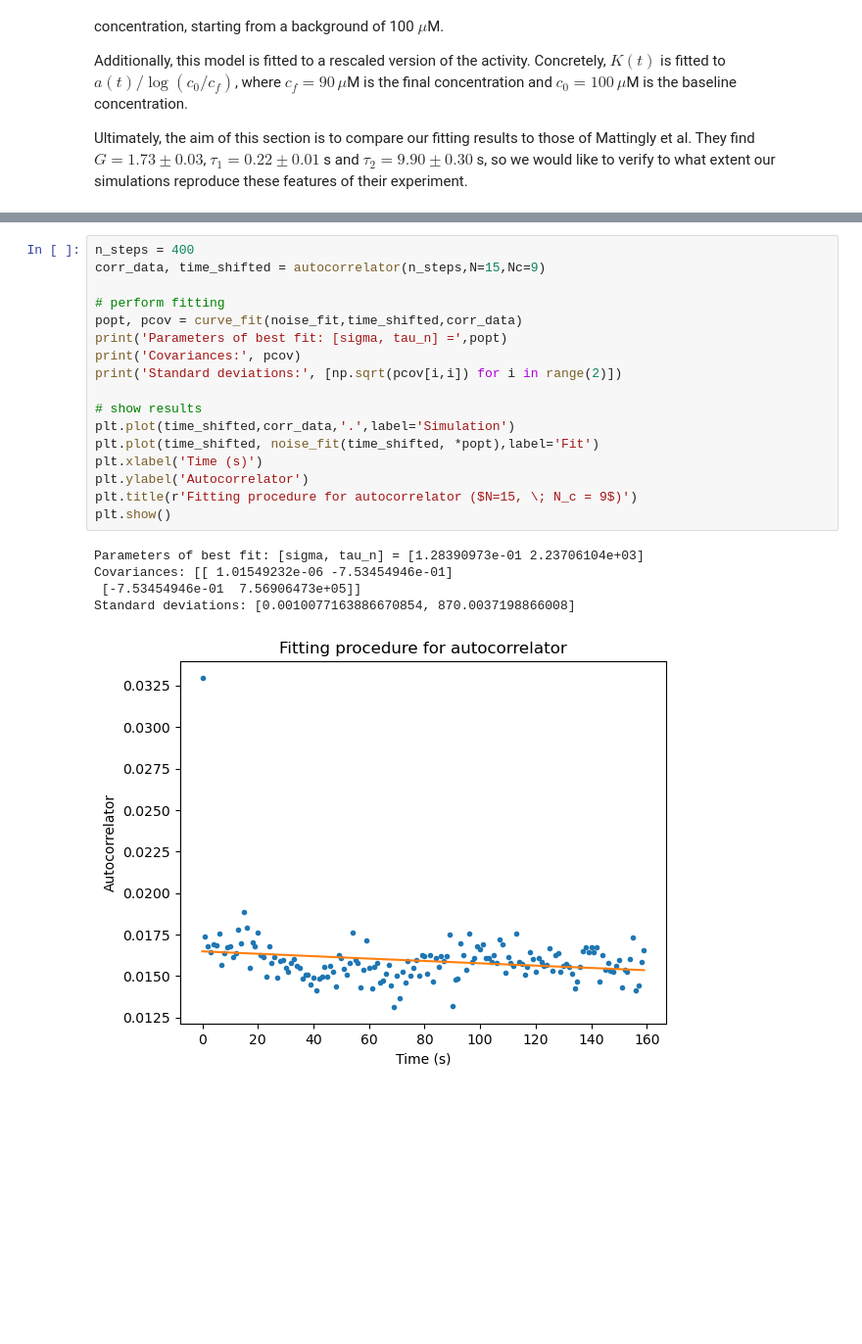
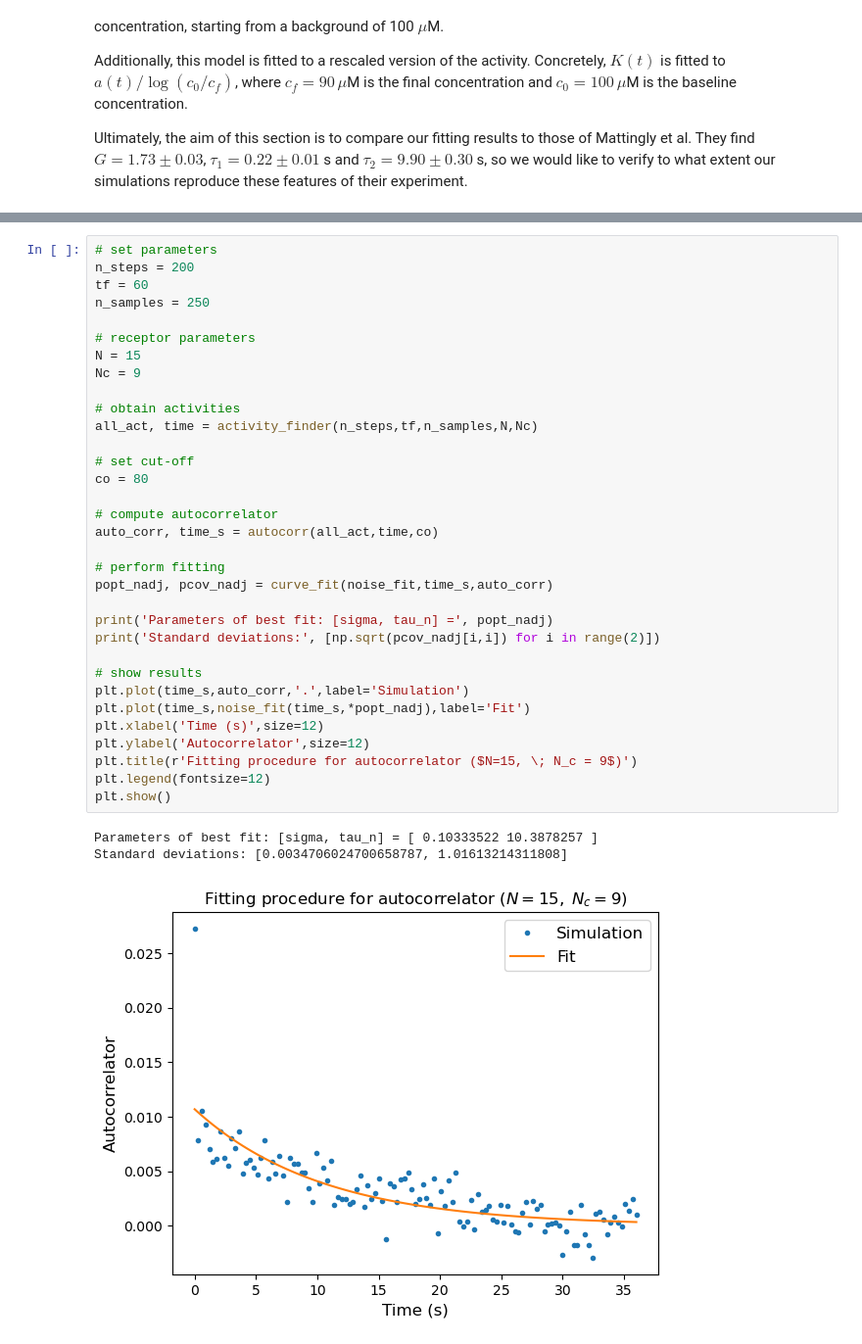
Before and after one commit to Biochemical-Networks/Chemotactic-Receptor-Array-MWC-Ising, a Jupyter notebook: dynamic_mwc_noligand.ipynb, the cells around one changed output, grey strips where cells are left out. Shown: that part at 98% size. Cells and saved outputs as stored; diff of their text form; blank space fills up the shorter version.

```diff
--- a/dynamic_mwc_noligand.ipynb
+++ b/dynamic_mwc_noligand.ipynb
@@ -395,25 +510,39 @@ Standard deviations: [8.02838453715809e-05, 163210.7472143961]
 
 From our fitting procedure, we consistently find values of $\sigma_n$ that are roughly a factor of 10 below Mattingly et al.'s estimate. This agrees with Manuel's findings. Evidently, the dynamic MWC model does not reproduce the data by Mattingly et al. well given the parameters frequently used in the literature. Therefore, we check whether the agreement between simulations and experiment is better if we change the parameter values as suggested by Manuel, so we take $N=15$ and $N_c = 9$ instead of $N=6$ and $N_c=400$.
 # %%
-n_steps = 400
-corr_data, time_shifted = autocorrelator(n_steps,N=15,Nc=9)
+# set parameters
+n_steps = 200
+tf = 60
+n_samples = 250
+
+# receptor parameters
+N = 15
+Nc = 9
+
+# obtain activities
+all_act, time = activity_finder(n_steps,tf,n_samples,N,Nc)
+
+# set cut-off
+co = 80
+
+# compute autocorrelator
+auto_corr, time_s = autocorr(all_act,time,co)
 
 # perform fitting
-popt, pcov = curve_fit(noise_fit,time_shifted,corr_data)
-print('Parameters of best fit: [sigma, tau_n] =',popt)
-print('Covariances:', pcov)
-print('Standard deviations:', [np.sqrt(pcov[i,i]) for i in range(2)])
+popt_nadj, pcov_nadj = curve_fit(noise_fit,time_s,auto_corr)
+
+print('Parameters of best fit: [sigma, tau_n] =', popt_nadj)
+print('Standard deviations:', [np.sqrt(pcov_nadj[i,i]) for i in range(2)])
 
 # show results
-plt.plot(time_shifted,corr_data,'.',label='Simulation')
-plt.plot(time_shifted, noise_fit(time_shifted, *popt),label='Fit')
-plt.xlabel('Time (s)')
-plt.ylabel('Autocorrelator')
+plt.plot(time_s,auto_corr,'.',label='Simulation')
+plt.plot(time_s,noise_fit(time_s,*popt_nadj),label='Fit')
+plt.xlabel('Time (s)',size=12)
+plt.ylabel('Autocorrelator',size=12)
 plt.title(r'Fitting procedure for autocorrelator ($N=15, \; N_c = 9$)')
+plt.legend(fontsize=12)
 plt.show()
 # %% [output]
-Parameters of best fit: [sigma, tau_n] = [1.28390973e-01 2.23706104e+03]
-Covariances: [[ 1.01549232e-06 -7.53454946e-01]
- [-7.53454946e-01  7.56906473e+05]]
-Standard deviations: [0.0010077163886670854, 870.0037198866008]
+Parameters of best fit: [sigma, tau_n] = [ 0.10333522 10.3878257 ]
+Standard deviations: [0.0034706024700658787, 1.01613214311808]
-[figure, old version]
+[figure, new version]
```
Also changed, not shown: parts of 19 cells of this notebook.
